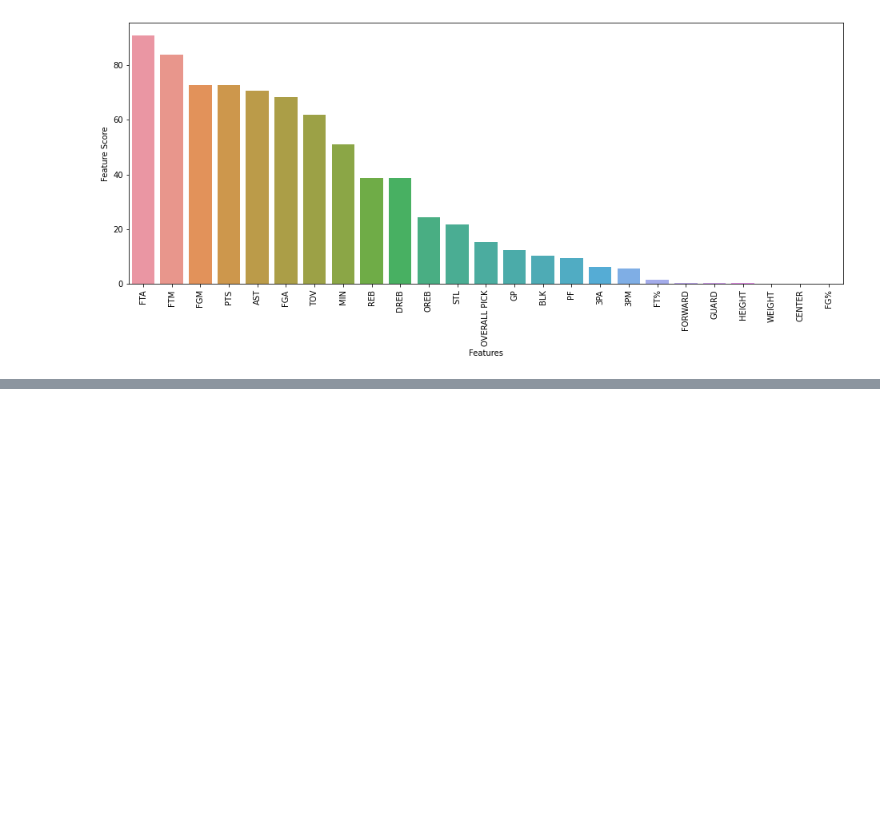
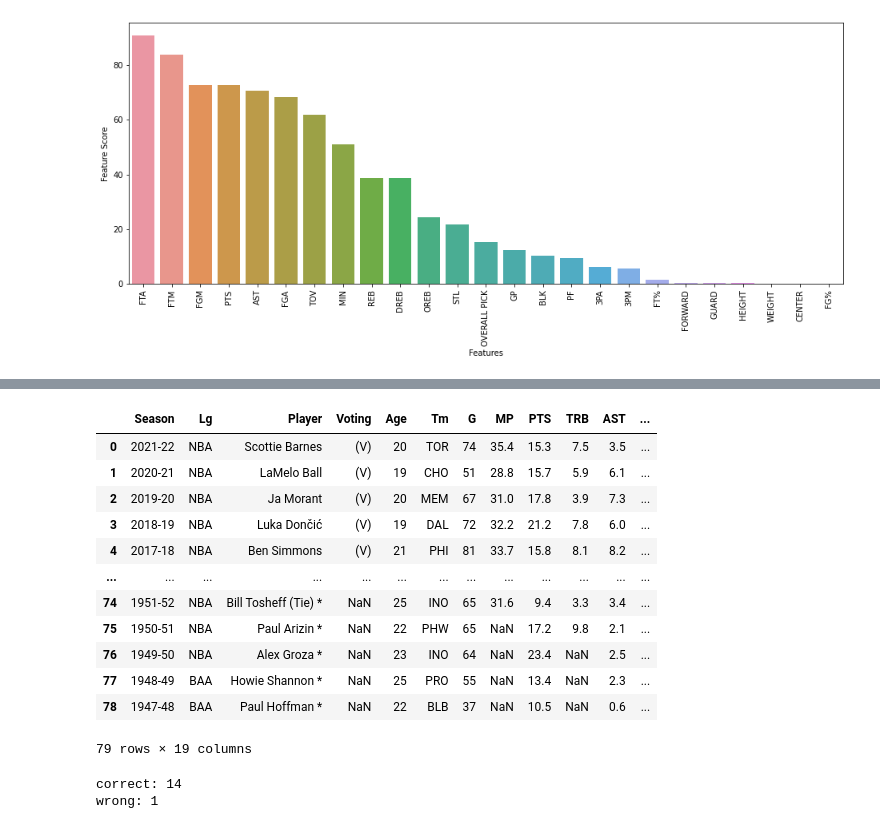
Before and after one commit to asimp104/nba_rookie_proj, a Jupyter notebook: model_building.ipynb, the cells around one changed output, grey strips where cells are left out. Cells and saved outputs as stored; diff of their text form; code cells hidden in the pictures; blank space fills up the shorter version.

```diff
--- a/Predictive modelling.ipynb
+++ b/model_building.ipynb
@@ -116,0 +168,34 @@ Please also refer to the documentation for alternative solver options:
+# %%
+df_actual = pd.read_csv("roty.csv")
+df_actual
+# %% [output]
+|  | Season | Lg | Player | Voting | Age | Tm | G | MP | PTS | TRB | AST | ... |
+| 0 | 2021-22 | NBA | Scottie Barnes | (V) | 20 | TOR | 74 | 35.4 | 15.3 | 7.5 | 3.5 | ... |
+| 1 | 2020-21 | NBA | LaMelo Ball | (V) | 19 | CHO | 51 | 28.8 | 15.7 | 5.9 | 6.1 | ... |
+| 2 | 2019-20 | NBA | Ja Morant | (V) | 20 | MEM | 67 | 31.0 | 17.8 | 3.9 | 7.3 | ... |
+| 3 | 2018-19 | NBA | Luka Dončić | (V) | 19 | DAL | 72 | 32.2 | 21.2 | 7.8 | 6.0 | ... |
+| 4 | 2017-18 | NBA | Ben Simmons | (V) | 21 | PHI | 81 | 33.7 | 15.8 | 8.1 | 8.2 | ... |
+| ... | ... | ... | ... | ... | ... | ... | ... | ... | ... | ... | ... | ... |
+| 74 | 1951-52 | NBA | Bill Tosheff (Tie) * | NaN | 25 | INO | 65 | 31.6 | 9.4 | 3.3 | 3.4 | ... |
+| 75 | 1950-51 | NBA | Paul Arizin * | NaN | 22 | PHW | 65 | NaN | 17.2 | 9.8 | 2.1 | ... |
+| 76 | 1949-50 | NBA | Alex Groza * | NaN | 23 | INO | 64 | NaN | 23.4 | NaN | 2.5 | ... |
+| 77 | 1948-49 | BAA | Howie Shannon * | NaN | 25 | PRO | 55 | NaN | 13.4 | NaN | 2.3 | ... |
+| 78 | 1947-48 | BAA | Paul Hoffman * | NaN | 22 | BLB | 37 | NaN | 10.5 | NaN | 0.6 | ... |
+79 rows × 19 columns
+# %%
+correct = 0
+wrong = 0
+pred_list = df_TESTPRED["PLAYER"].tolist()
+actual_list = df_actual["Player"].tolist()
+actual_list[3] = 'Luka Doncic'
+for p in pred_list:
+    if p in actual_list:
+        correct +=1
+    else:
+        wrong +=1
+print('correct:', correct)
+print('wrong:',wrong) #the one wrong prediction was steph curry who finished second in mvp voting
+                      #missed roty winners were typically in a competetive draft such as 2015-2016 and 2003-2004
+# %% [output]
+correct: 14
+wrong: 1
```
Also changed, not shown: parts of 10 cells of this notebook, 1 other file.
